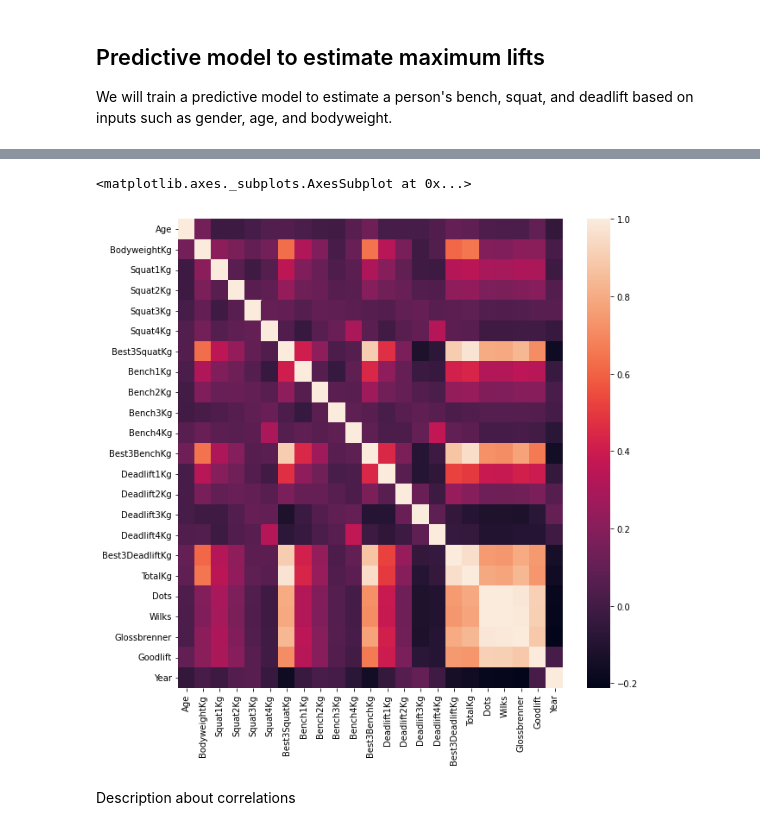
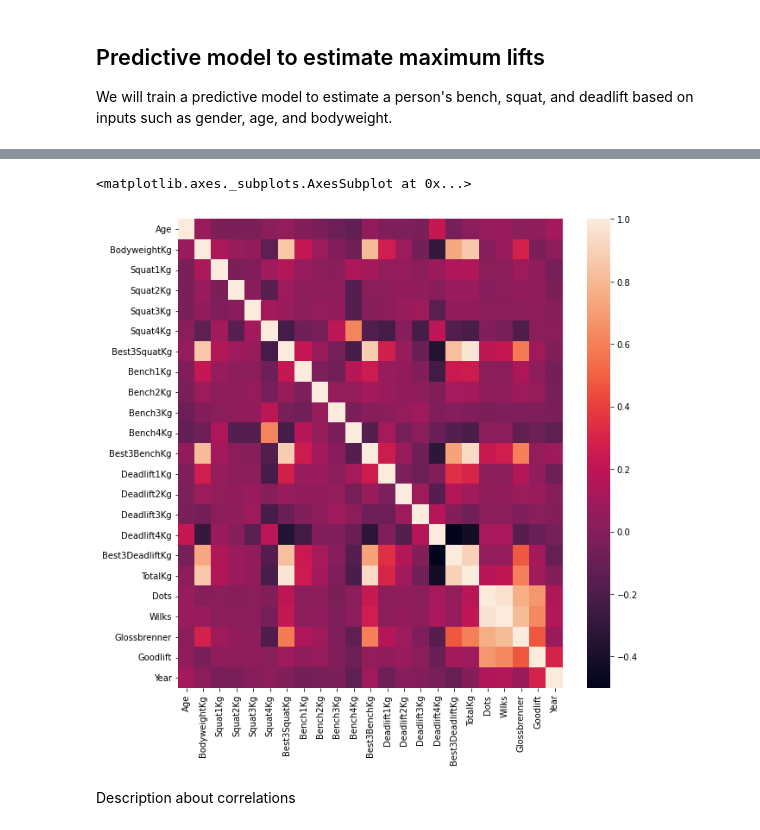
Before and after one commit to kim-jason/PowerliftingDataset, a Jupyter notebook: Powerlifting_Data_Science_Project.ipynb, the cells around one changed output, grey strips where cells are left out. Drawn from its saved outputs; the diff is of its cells as text; code cells hidden in the pictures.

```diff
--- a/Powerlifting_Data_Science_Project.ipynb
+++ b/Powerlifting_Data_Science_Project.ipynb
@@ -2656,3 +2637,17 @@ plt.show()
 ## Predictive model to estimate maximum lifts
 
 We will train a predictive model to estimate a person's bench, squat, and deadlift based on inputs such as gender, age, and bodyweight.
+# %%
+top_lifters_percentile =  all_lifts_df['Dots'].quantile(0.99)
+all_lifts_best = all_lifts_df[all_lifts_df['Dots'] >= top_lifters_percentile]
+
+all_lifts_best_male = all_lifts_best[all_lifts_best['Sex'] == 'M']
+all_lifts_best_female = all_lifts_best[all_lifts_best['Sex'] == 'F']
+
+plt.scatter(all_lifts_best_male['BodyweightKg'], all_lifts_best_male['TotalKg'], label='Male')
+plt.scatter(all_lifts_best_female['BodyweightKg'], all_lifts_best_female['TotalKg'], label='Female')
+
+plt.xlabel('BodyweightKg')
+plt.ylabel('TotalKg')
+plt.legend()
+plt.show()
@@ -2659,10 +2656,10 @@ We will train a predictive model to estimate a person's bench, squat, and deadli
 # %%
 # TO DO: Create a predictive model
-corr = all_lifts_df.corr()
+corr = all_lifts_best.corr()
 fig, ax = plt.subplots(figsize=(10,10))
 sns.heatmap(corr, xticklabels=corr.columns, yticklabels=corr.columns, ax=ax)
 # %% [output]
 <matplotlib.axes._subplots.AxesSubplot at 0x...>
-[figure, old version]
+[figure, new version]
 # %% [markdown]
 Description about correlations
```
Also changed, not shown: parts of 13 cells of this notebook.
